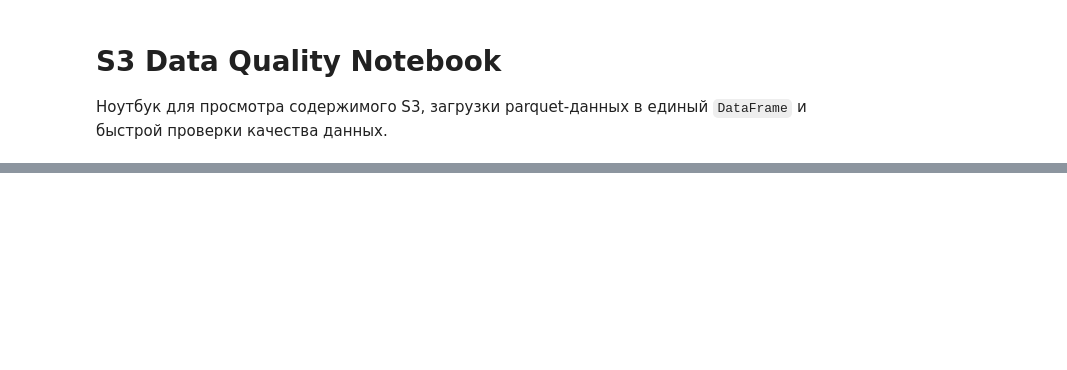
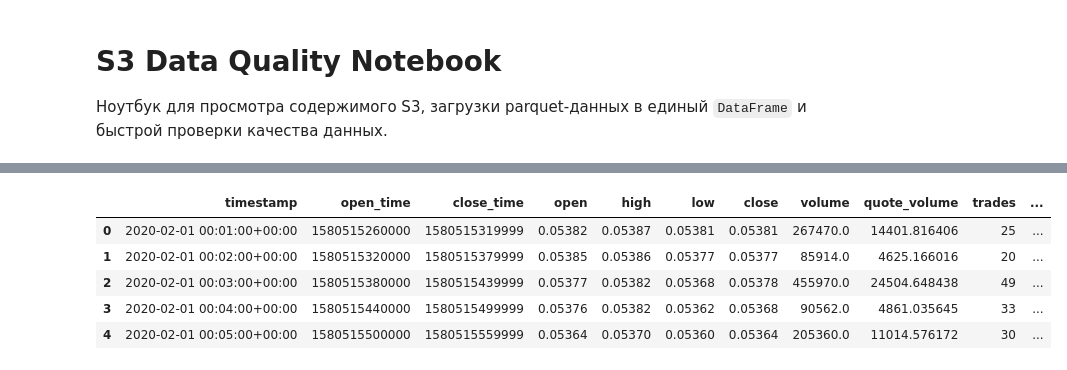
Before and after one commit to username-b/binance-dowloader-3.0, a Jupyter notebook: s3_data_quality_check.ipynb, the cells around one changed output, grey strips where cells are left out. Saved outputs shown, nothing was run; the diff lists cells and outputs as text; code cells hidden in the pictures; blank space fills up the shorter version.

```diff
--- a/s3_data_quality_check.ipynb
+++ b/s3_data_quality_check.ipynb
@@ -167,13 +218,20 @@ objects.head(20)
 # %%
 df = build_df(
     bucket=DEFAULT_BUCKET,
     base_prefix=DEFAULT_PREFIX,
     source=DEFAULT_SOURCE,
     symbol=DEFAULT_SYMBOL,
-    date_from="2021-04-30",
-    date_to="2021-05-03",
+    date_from="2020-02-01",
+    date_to="2026-02-01",
 )
 
 df.head()
+# %% [output]
+|  | timestamp | open_time | close_time | open | high | low | close | volume | quote_volume | trades | ... |
+| 0 | 2020-02-01 00:01:00+00:00 | 1580515260000 | 1580515319999 | 0.05382 | 0.05387 | 0.05381 | 0.05381 | 267470.0 | 14401.816406 | 25 | ... |
+| 1 | 2020-02-01 00:02:00+00:00 | 1580515320000 | 1580515379999 | 0.05385 | 0.05386 | 0.05377 | 0.05377 | 85914.0 | 4625.166016 | 20 | ... |
+| 2 | 2020-02-01 00:03:00+00:00 | 1580515380000 | 1580515439999 | 0.05377 | 0.05382 | 0.05368 | 0.05378 | 455970.0 | 24504.648438 | 49 | ... |
+| 3 | 2020-02-01 00:04:00+00:00 | 1580515440000 | 1580515499999 | 0.05376 | 0.05382 | 0.05362 | 0.05368 | 90562.0 | 4861.035645 | 33 | ... |
+| 4 | 2020-02-01 00:05:00+00:00 | 1580515500000 | 1580515559999 | 0.05364 | 0.05370 | 0.05360 | 0.05364 | 205360.0 | 11014.576172 | 30 | ... |
 # %%
 df.info()
```
Also changed, not shown: parts of 15 cells of this notebook, 2 other files.
